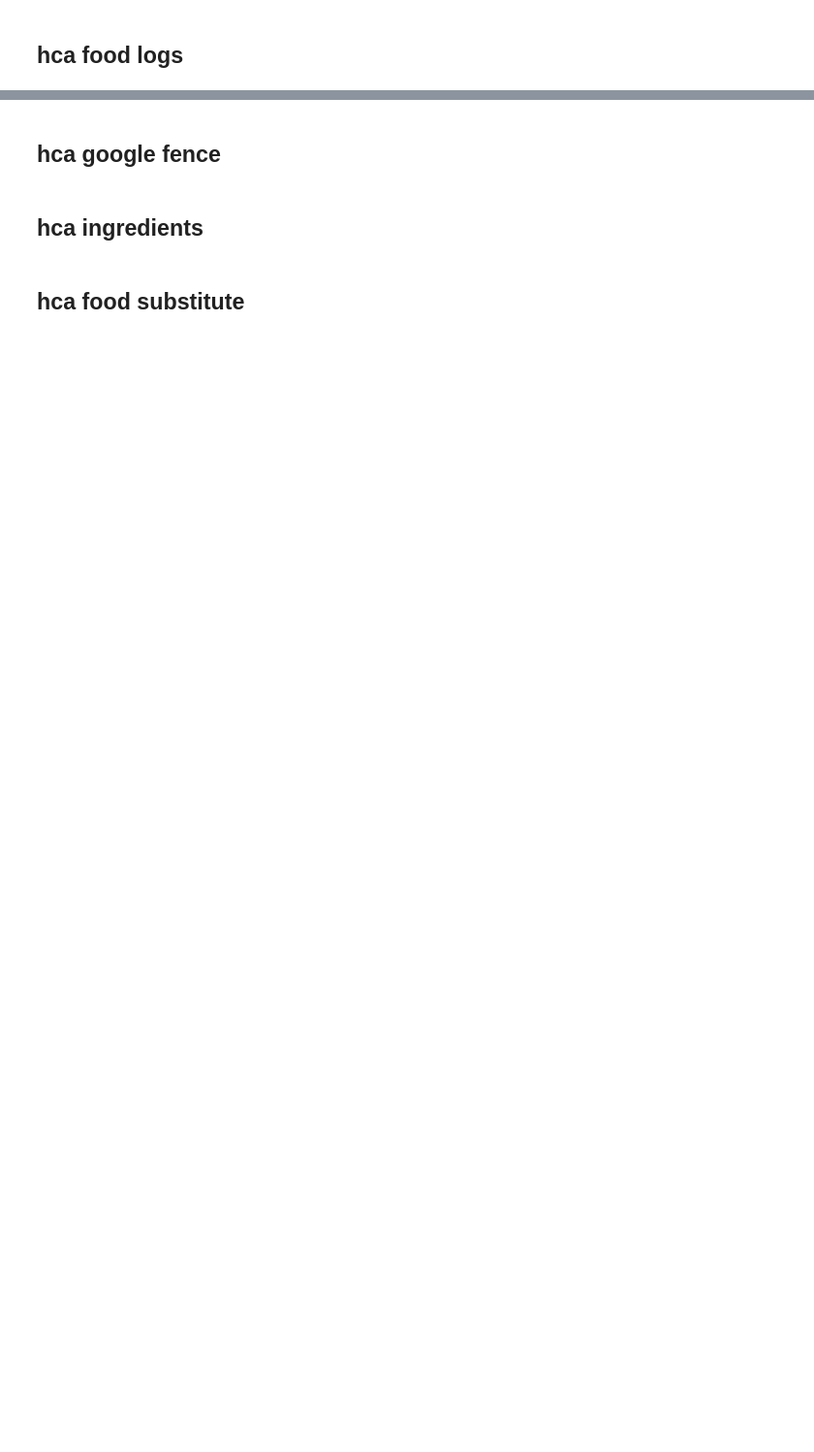
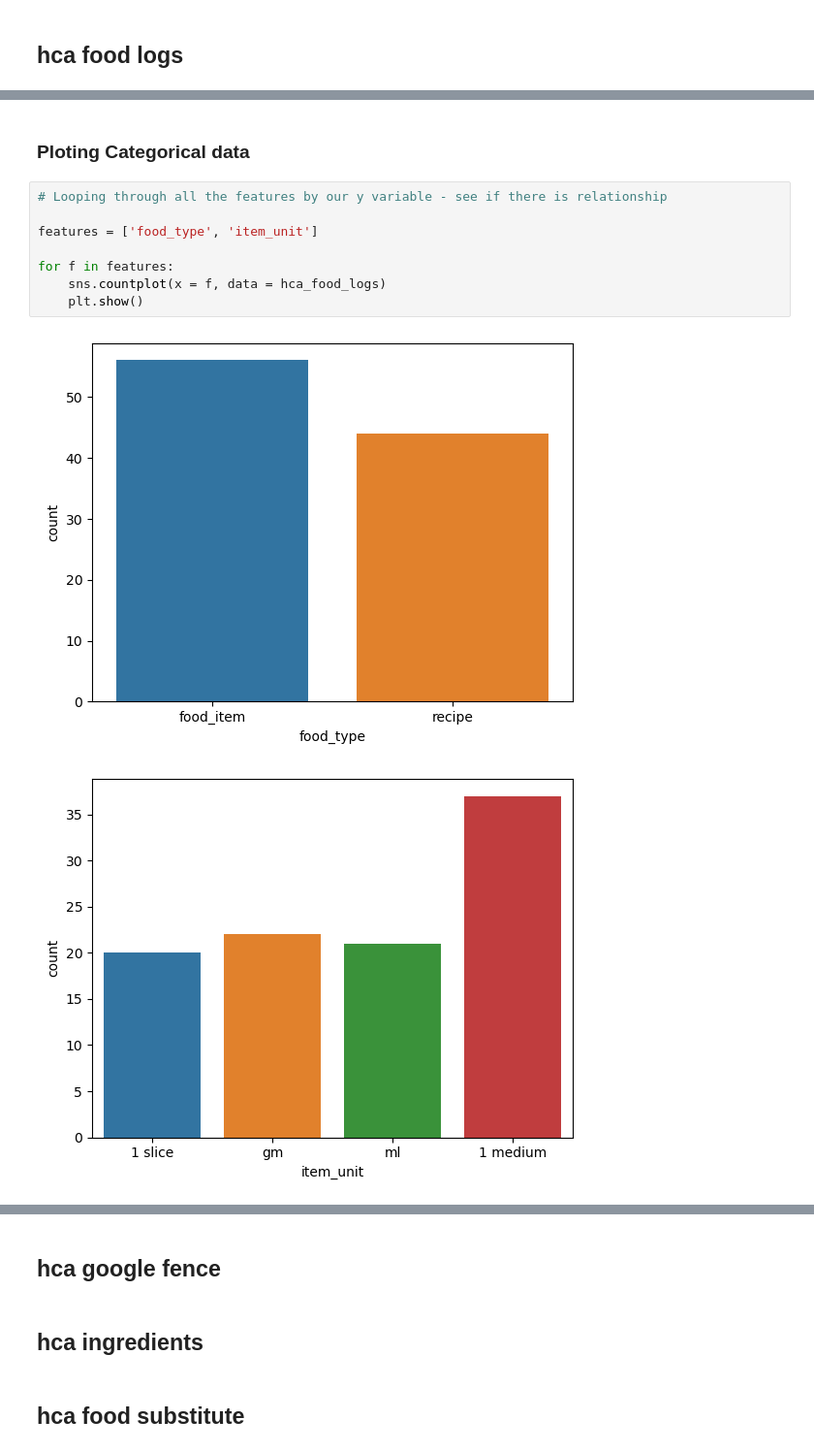
Before and after one commit to Dineshmw/HCA_Health_App, a Jupyter notebook: HCA Data Exploration.ipynb, the cells around one changed output, grey strips where cells are left out. Shown at 97% size. Saved outputs shown, nothing was run; the diff lists cells and outputs as text; blank space fills up the shorter version.

```diff
--- a/HCA Data Exploration.ipynb
+++ b/HCA Data Exploration.ipynb
@@ -252,0 +386,13 @@ for f in features:
+# %% [markdown]
+### Ploting Categorical data
+# %%
+# Looping through all the features by our y variable - see if there is relationship
+
+features = ['food_type', 'item_unit']
+
+for f in features:
+    sns.countplot(x = f, data = hca_food_logs)
+    plt.show()
+# %% [output]
+[figure, added]
+[figure, added]
```
Also changed, not shown: parts of 19 cells of this notebook, 10 other files.
